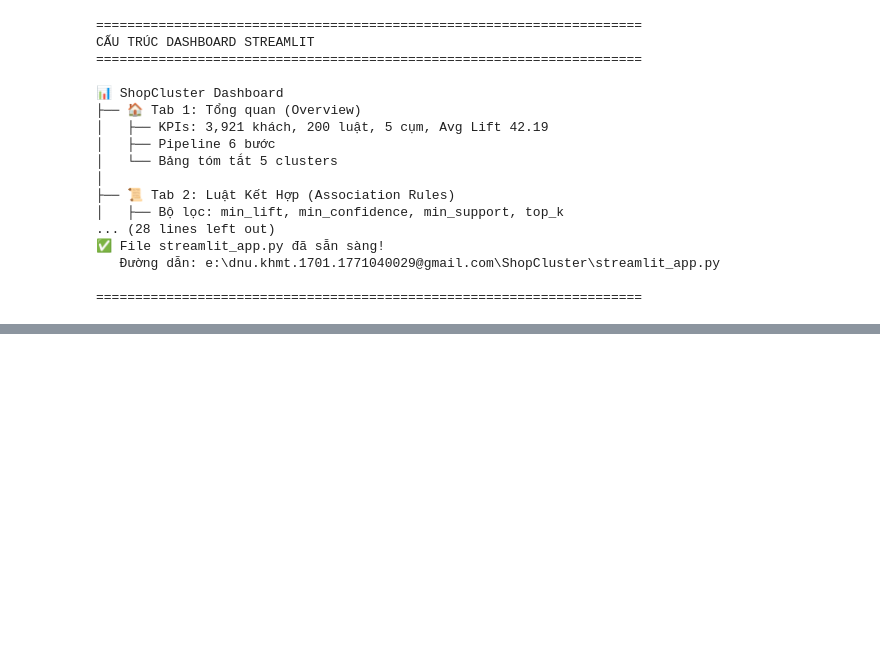
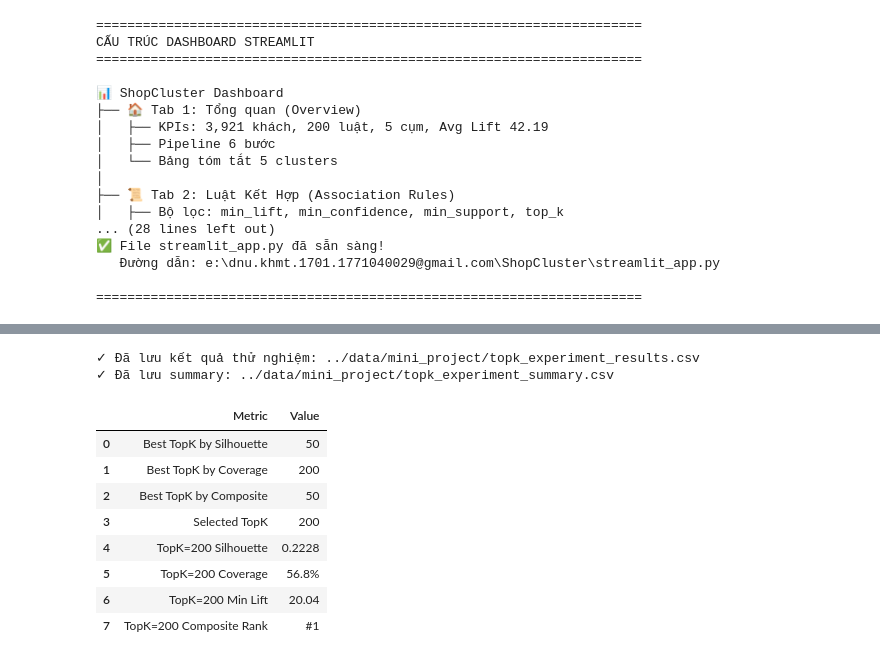
Before and after one commit to ThanhTung-KHMT-1701/ShopCluster, a Jupyter notebook: notebooks/ShopCluster.ipynb, the cells around one changed output, grey strips where cells are left out. Saved outputs shown, nothing was run; the diff lists cells and outputs as text; code cells hidden in the pictures; blank space fills up the shorter version.

```diff
--- a/notebooks/ShopCluster.ipynb
+++ b/notebooks/ShopCluster.ipynb
@@ -6033,0 +6497,51 @@ CẤU TRÚC DASHBOARD STREAMLIT
+# %%
+# =============================================================================
+# XUẤT KẾT QUẢ THỬ NGHIỆM RA FILE
+# =============================================================================
+
+# Lưu kết quả thử nghiệm
+output_file = f"{DATA_DIR}/topk_experiment_results.csv"
+df_results.to_csv(output_file, index=False)
+print(f"✓ Đã lưu kết quả thử nghiệm: {output_file}")
+
+# Tạo summary table
+summary_table = pd.DataFrame({
+    'Metric': [
+        'Best TopK by Silhouette',
+        'Best TopK by Coverage',
+        'Best TopK by Composite',
+        'Selected TopK',
+        'TopK=200 Silhouette',
+        'TopK=200 Coverage',
+        'TopK=200 Min Lift',
+        'TopK=200 Composite Rank'
+    ],
+    'Value': [
+        str(best_silhouette_topk),
+        str(best_coverage_topk),
+        str(best_composite_topk),
+        '200',
+        f"{topk_200['Silhouette_K5']:.4f}",
+        f"{topk_200['Coverage']*100:.1f}%",
+        f"{topk_200['Min_Lift']:.2f}",
+        f"#{int(df_norm[df_norm['TopK']==200]['Composite_Score'].rank(ascending=False).values[0])}"
+    ]
+})
+
+summary_file = f"{DATA_DIR}/topk_experiment_summary.csv"
+summary_table.to_csv(summary_file, index=False)
+print(f"✓ Đã lưu summary: {summary_file}")
+
+display(summary_table)
+# %% [output]
+✓ Đã lưu kết quả thử nghiệm: ../data/mini_project/topk_experiment_results.csv
+✓ Đã lưu summary: ../data/mini_project/topk_experiment_summary.csv
+|  | Metric | Value |
+| 0 | Best TopK by Silhouette | 50 |
+| 1 | Best TopK by Coverage | 200 |
+| 2 | Best TopK by Composite | 50 |
+| 3 | Selected TopK | 200 |
+| 4 | TopK=200 Silhouette | 0.2228 |
+| 5 | TopK=200 Coverage | 56.8% |
+| 6 | TopK=200 Min Lift | 20.04 |
+| 7 | TopK=200 Composite Rank | #1 |
```
Also changed, not shown: parts of 10 cells of this notebook, 4 other files.
